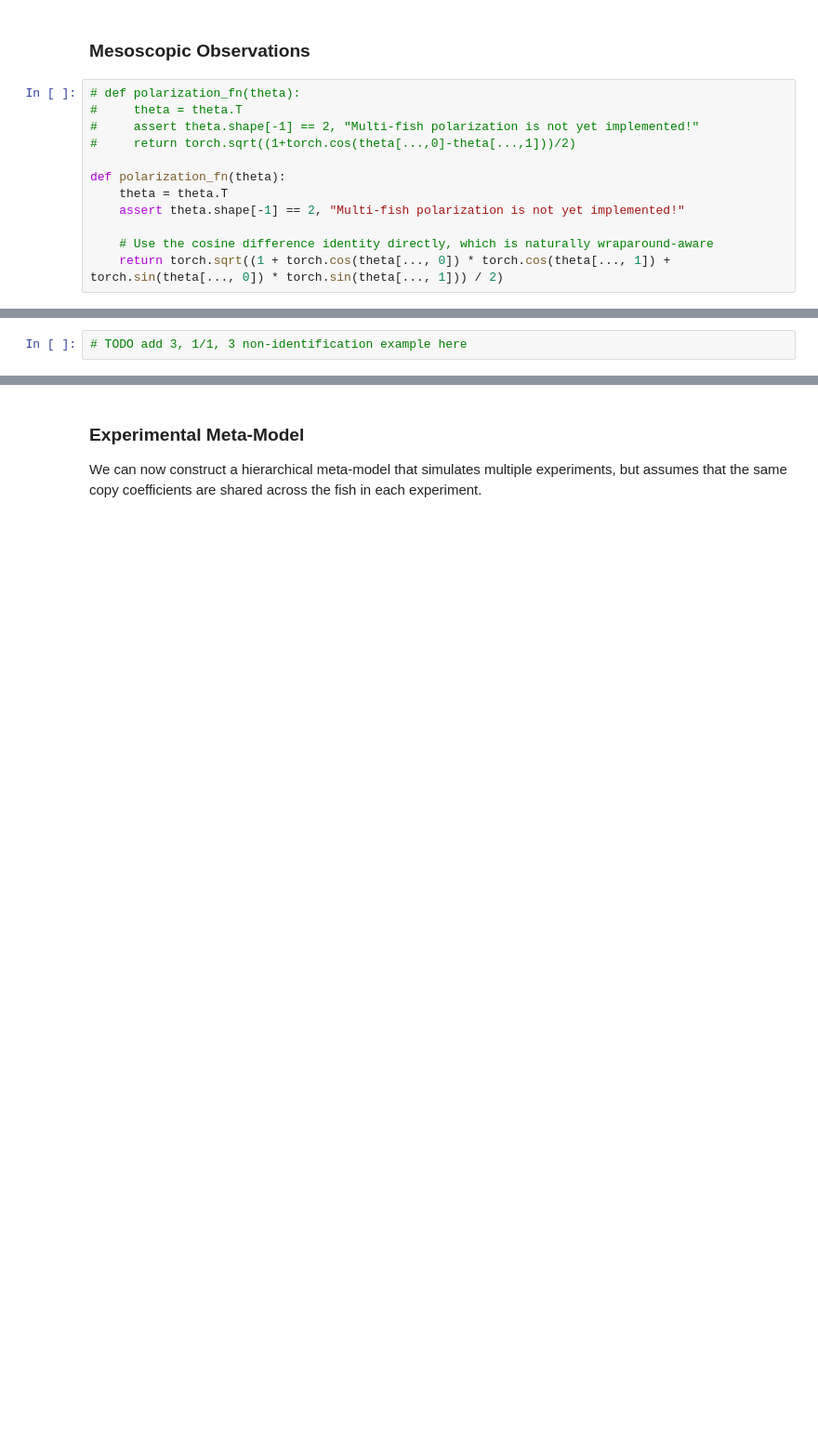
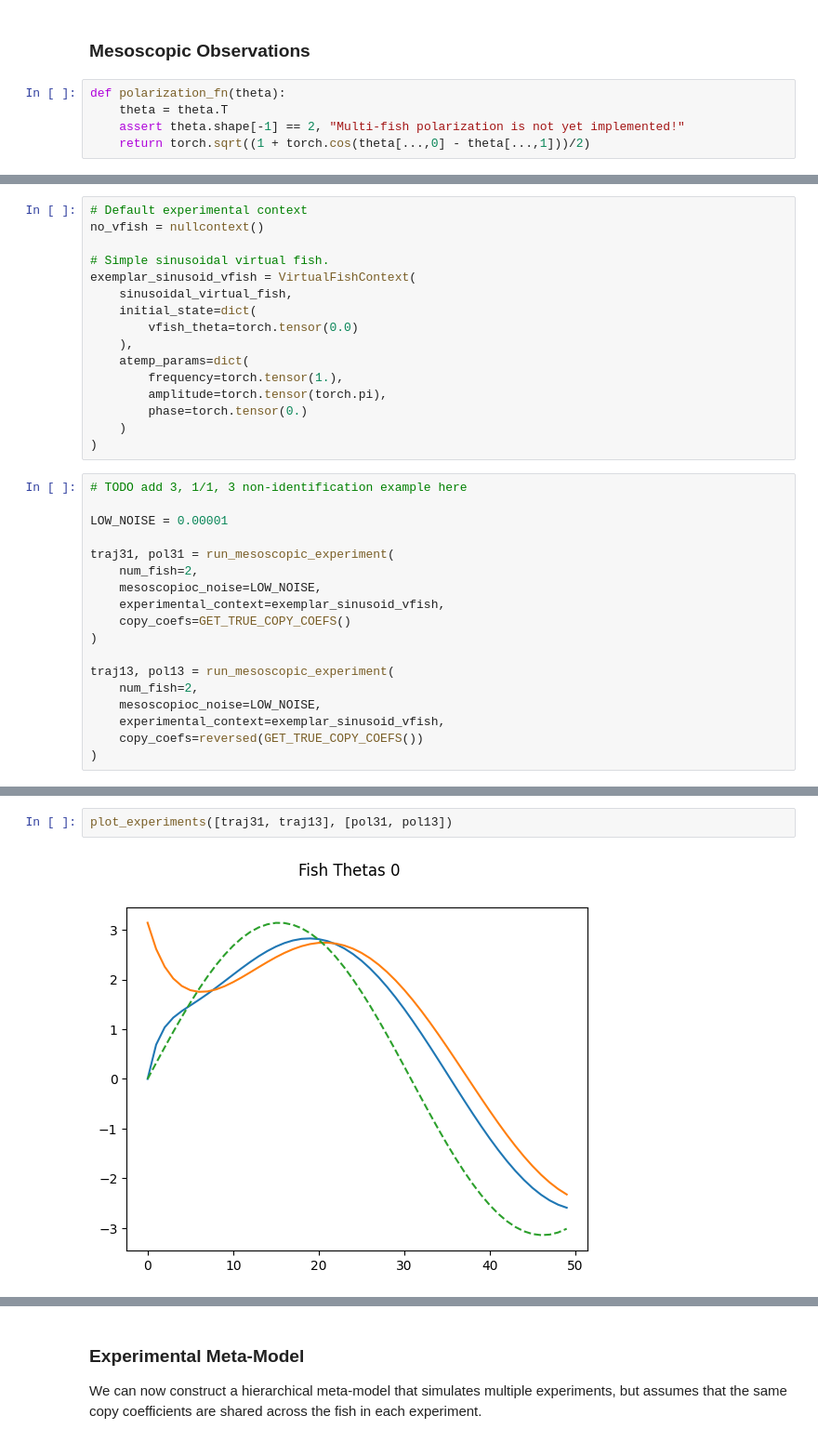
Before and after one commit to BasisResearch/chirho_diffeqpy, a Jupyter notebook: scratch/toy_fish_model2.ipynb, the cells around one changed output, grey strips where cells are left out. Shown at 93% size. Saved outputs shown, nothing was run; the diff lists cells and outputs as text; blank space fills up the shorter version.

```diff
--- a/scratch/toy_fish_model2.ipynb
+++ b/scratch/toy_fish_model2.ipynb
@@ -182,14 +112,7 @@ def run_experiment(logging_times, initial_state, atemp_params):
 # %% [markdown]
 ### Mesoscopic Observations
 # %%
-# def polarization_fn(theta):
-#     theta = theta.T
-#     assert theta.shape[-1] == 2, "Multi-fish polarization is not yet implemented!"
-#     return torch.sqrt((1+torch.cos(theta[...,0]-theta[...,1]))/2)
-
 def polarization_fn(theta):
     theta = theta.T
     assert theta.shape[-1] == 2, "Multi-fish polarization is not yet implemented!"
-
-    # Use the cosine difference identity directly, which is naturally wraparound-aware
-    return torch.sqrt((1 + torch.cos(theta[..., 0]) * torch.cos(theta[..., 1]) + torch.sin(theta[..., 0]) * torch.sin(theta[..., 1])) / 2)
+    return torch.sqrt((1 + torch.cos(theta[...,0] - theta[...,1]))/2)
@@ -196,2 +164,34 @@ def polarization_fn(theta):
+# %%
+# Default experimental context
+no_vfish = nullcontext()
+
+# Simple sinusoidal virtual fish.
+exemplar_sinusoid_vfish = VirtualFishContext(
+    sinusoidal_virtual_fish,
+    initial_state=dict(
+        vfish_theta=torch.tensor(0.0)
+    ),
+    atemp_params=dict(
+        frequency=torch.tensor(1.),
+        amplitude=torch.tensor(torch.pi),
+        phase=torch.tensor(0.)
+    )
+)
 # %%
 # TODO add 3, 1/1, 3 non-identification example here
+
+LOW_NOISE = 0.00001
+
+traj31, pol31 = run_mesoscopic_experiment(
+    num_fish=2,
+    mesoscopioc_noise=LOW_NOISE,
+    experimental_context=exemplar_sinusoid_vfish,
+    copy_coefs=GET_TRUE_COPY_COEFS()
+)
+
+traj13, pol13 = run_mesoscopic_experiment(
+    num_fish=2,
+    mesoscopioc_noise=LOW_NOISE,
+    experimental_context=exemplar_sinusoid_vfish,
+    copy_coefs=reversed(GET_TRUE_COPY_COEFS())
+)
@@ -197,0 +215,4 @@ def polarization_fn(theta):
+# %%
+plot_experiments([traj31, traj13], [pol31, pol13])
+# %% [output]
+[figure, added]
```
Also changed, not shown: parts of 22 cells of this notebook, 4 other files.
